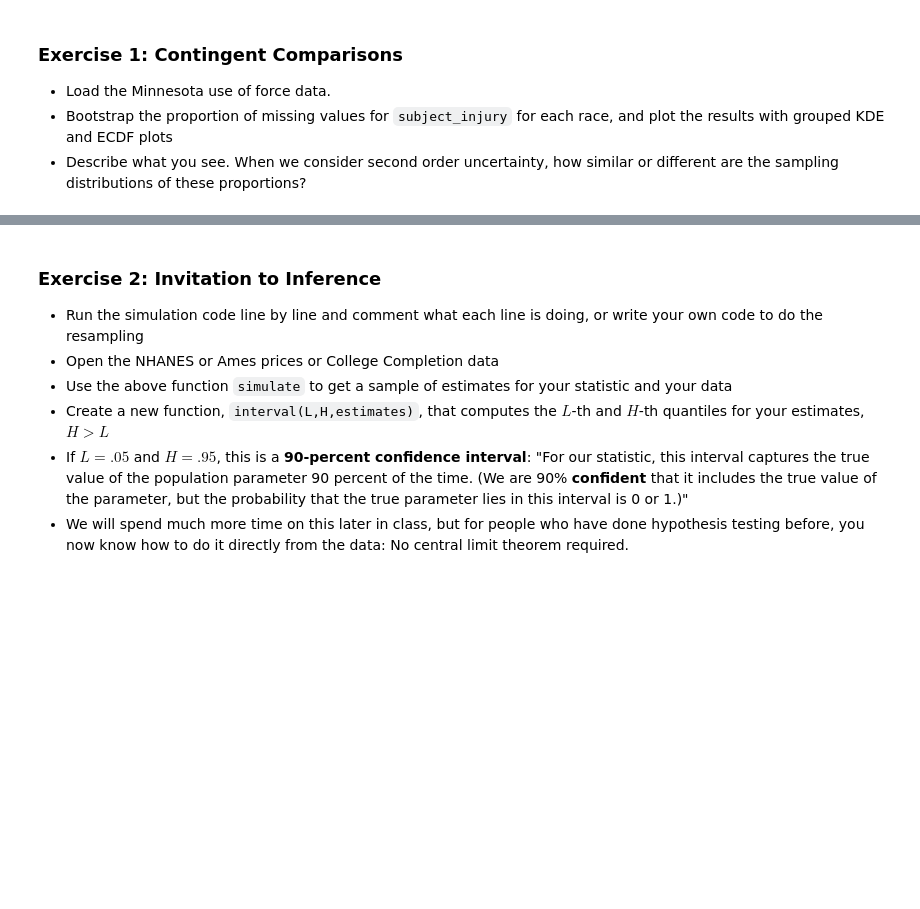
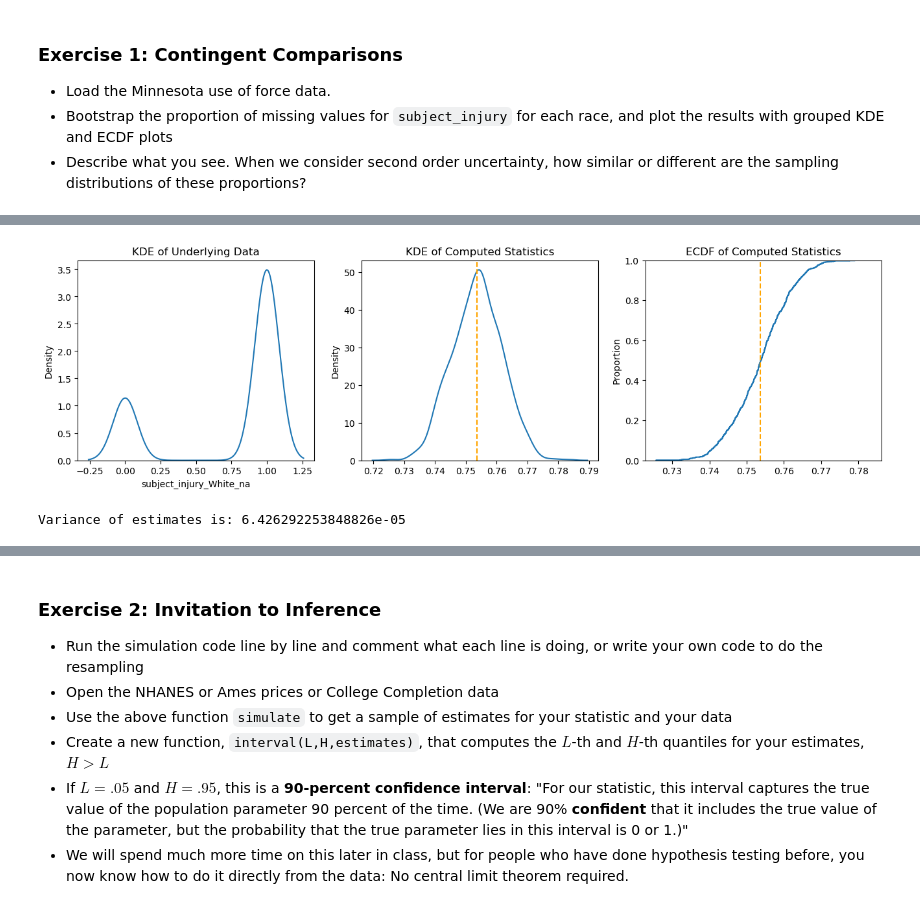
Before and after one commit to rde6mn/understanding_uncertainty_assignments, a Jupyter notebook: assignment_4.ipynb, the cells around one changed output, grey strips where cells are left out. Saved outputs shown, nothing was run; the diff lists cells and outputs as text; code cells hidden in the pictures; blank space fills up the shorter version.

```diff
--- a/assignment_4.ipynb
+++ b/assignment_4.ipynb
@@ -8,0 +67,6 @@
+# %%
+var = 'subject_injury_White_na'
+estimates = simulate(var, df, stat)
+# %% [output]
+[figure, added]
+Variance of estimates is: 6.426292253848826e-05
```
Also changed, not shown: parts of 34 cells of this notebook.
